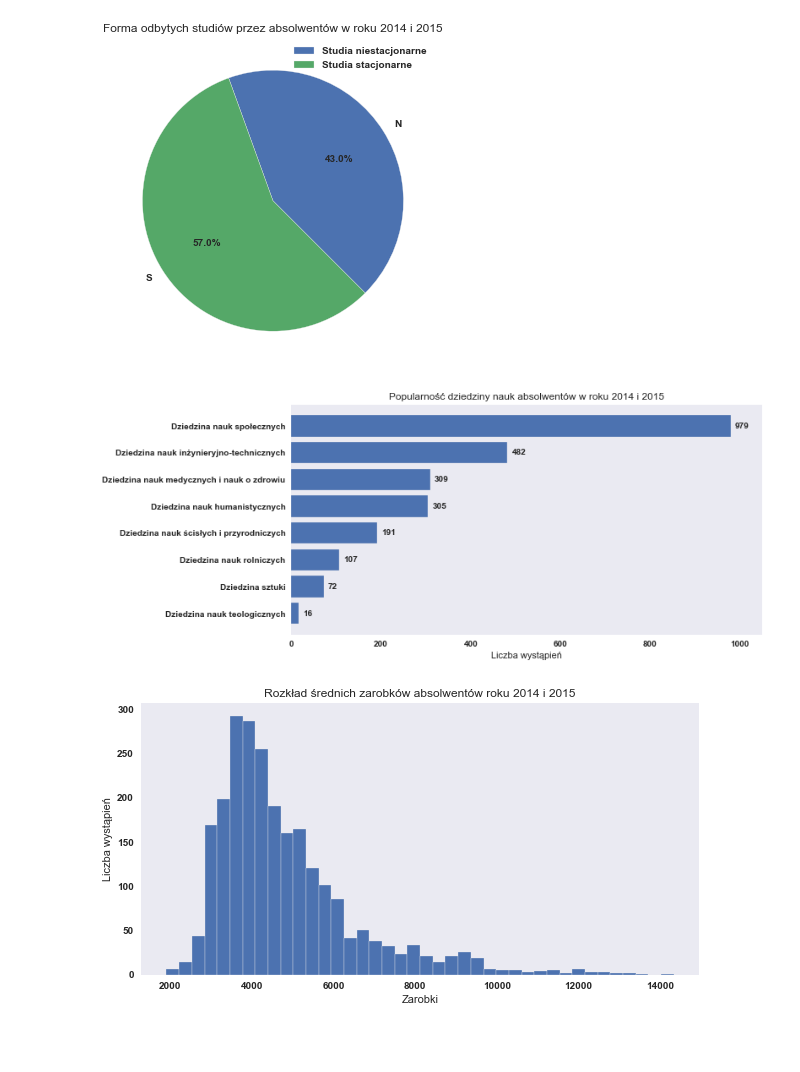
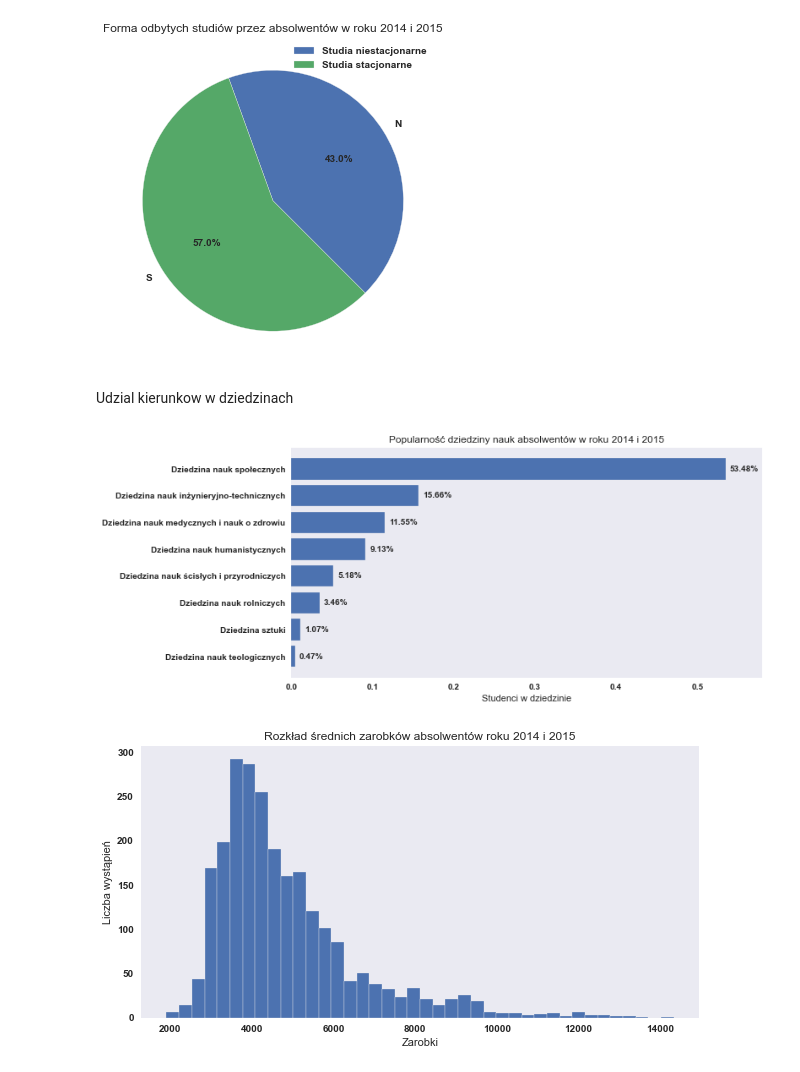
Before and after one commit to CptQuak/CasestudyGraduateEarnings, a Jupyter notebook: zadanie1.ipynb, the cells around one changed output. Cells and saved outputs as stored; diff of their text form; code cells hidden in the pictures; blank space fills up the shorter version.

Commit message:
Field popularity plot update

```diff
--- a/zadanie1.ipynb
+++ b/zadanie1.ipynb
@@ -103,22 +119,24 @@ plt.savefig('Udzial1.png', dpi=400, bbox_inches='tight')
 plt.show()
 # %% [output]
 [figure]
+# %% [markdown]
+Udzial kierunkow w dziedzinach
 # %%
 # zgrupowanie wedlug dziedziny i zliczenie kierunkow w tej dziedzinie
-dziedzinadata = data1.groupby(["P_DZIEDZINA"]).size().sort_values(ascending=True)
+dziedzinadata = data1.groupby(["P_DZIEDZINA"])['P_N'].sum().sort_values(ascending=True)
 dziedzinadata = dziedzinadata.reset_index()
-
+dziedzinadata["P_N"] = dziedzinadata["P_N"] / dziedzinadata["P_N"].sum()
 plt.figure(figsize=(10,5))
-bars = plt.barh(y=dziedzinadata['P_DZIEDZINA'],width=dziedzinadata[0])
+bars = plt.barh(y=dziedzinadata['P_DZIEDZINA'],width=dziedzinadata["P_N"])
 plt.title("Popularność dziedziny nauk absolwentów w roku 2014 i 2015")
-plt.bar_label(bars,padding=5)
-plt.xlim(right=1050)
-plt.xlabel("Liczba wystąpień")
+plt.bar_label(bars,labels=[f'{x:.2%}' for x in bars.datavalues],padding=5)
+plt.xlim(right=.58)
+plt.xlabel("Studenci w dziedzinie")
 plt.grid(False)
 plt.savefig('PopularnoscDziedzina.png', dpi=400, bbox_inches='tight')
 plt.show()
 # %% [output]
-[figure, old version]
+[figure, new version]
 # %%
 plt.figure(figsize=(10,5))
 plt.hist(x=data1['P_E_ZAR_P5'],bins=40)
```
Also changed, not shown: parts of 11 cells of this notebook, 3 other files.
